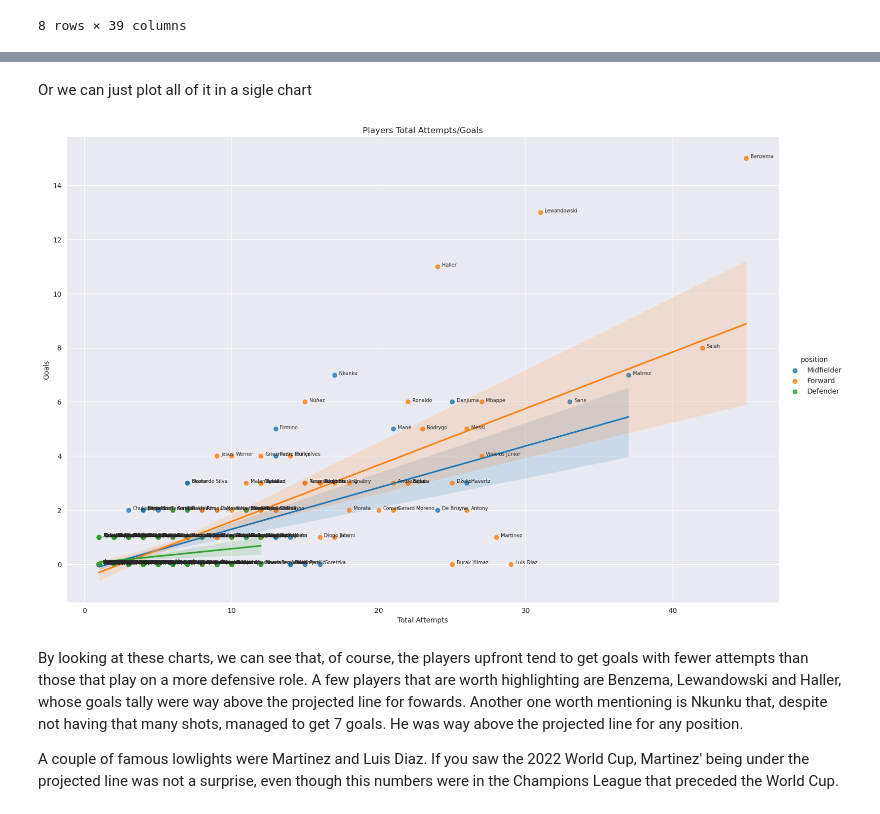
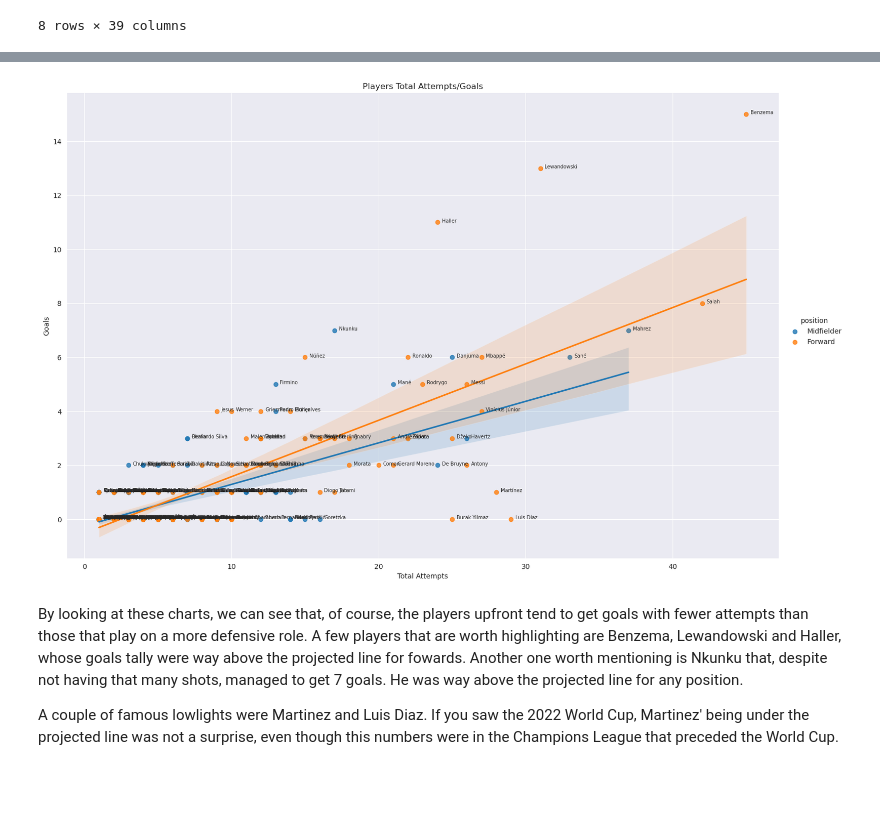
Before and after one commit to caiomelo22/20-21-Champions-League-Analysis, a Jupyter notebook: notebooke5ae0d8453.ipynb, the cells around one changed output, grey strips where cells are left out. Saved outputs shown, nothing was run; the diff lists cells and outputs as text; code cells hidden in the pictures; blank space fills up the shorter version.

Commit message:
Only plotting the shots/goals chart for midfielders and forwards

```diff
--- a/notebooke5ae0d8453.ipynb
+++ b/notebooke5ae0d8453.ipynb
@@ -119,10 +108,9 @@ for position in positions:
-# %% [markdown]
-Or we can just plot all of it in a sigle chart
 # %%
-goals_shots_data = players_df[players_df['total_attempts'] > 0]
+mids_forwards = ['Midfielder', 'Forward']
+goals_shots_data = players_df[(players_df['total_attempts'] > 0) & (players_df['position'].isin(mids_forwards))]
 plot_scatter(goals_shots_data, 'total_attempts', 'goals', xlabel='Total Attempts', ylabel='Goals', title='Players', hue='position', height=10)
 # %% [output]
-[figure, old version]
+[figure, new version]
 # %% [markdown]
 By looking at these charts, we can see that, of course, the players upfront tend to get goals with fewer attempts than those that play on a more defensive role. A few players that are worth highlighting are Benzema, Lewandowski and Haller, whose goals tally were way above the projected line for fowards. Another one worth mentioning is Nkunku that, despite not having that many shots, managed to get 7 goals. He was way above the projected line for any position.
 
```
Also changed, not shown: parts of 3 cells of this notebook.
